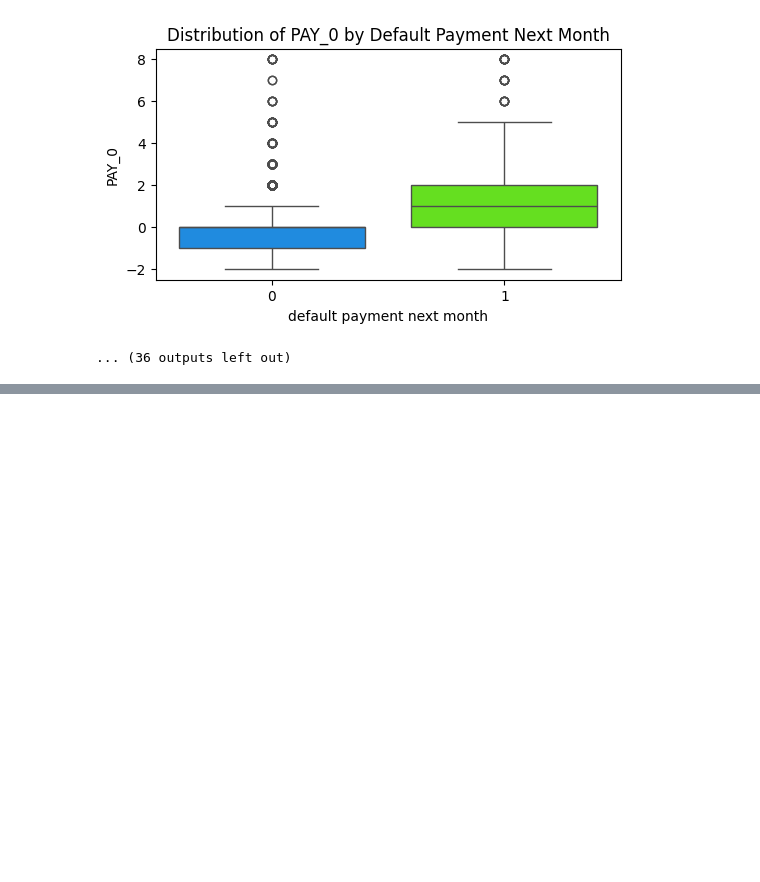
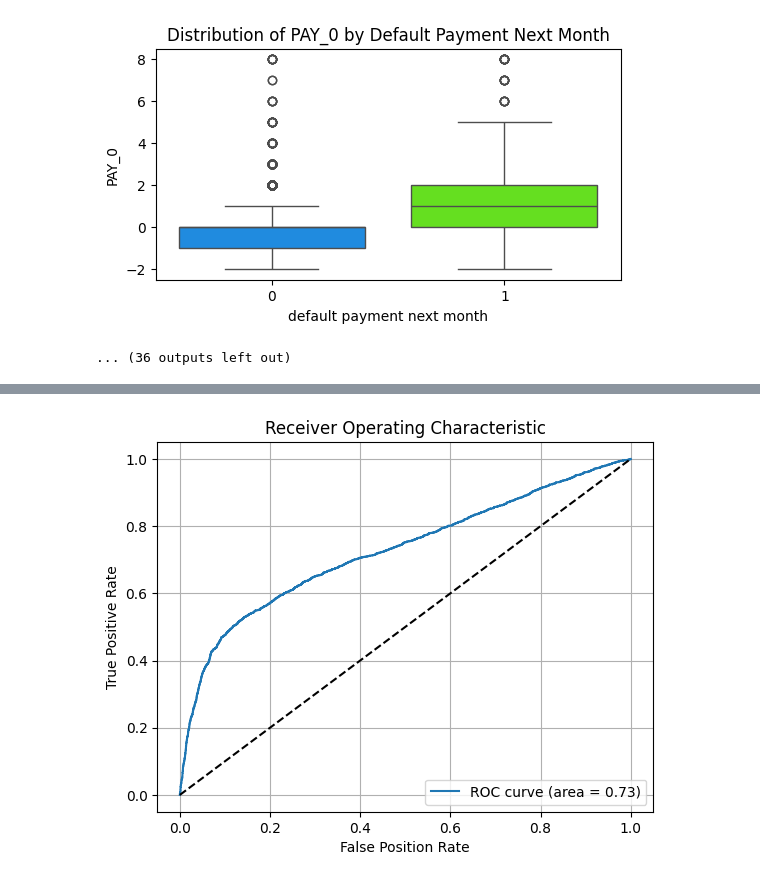
Before and after one commit to faseeh-quraishi/Credit_Card_Users_Default_Prediction, a Jupyter notebook: MAC_ML_Assignment_Summer2025.ipynb, the cells around one changed output, grey strips where cells are left out. Drawn from its saved outputs; the diff is of its cells as text; code cells hidden in the pictures; blank space fills up the shorter version.

```diff
--- a/MAC_ML_Assignment_Summer2025.ipynb
+++ b/MAC_ML_Assignment_Summer2025.ipynb
@@ -480,0 +527,3 @@ hello world
+# %%
+logisticRegressionModel = LogisticRegression(max_iter=1000, random_state=7)
+logisticRegressionModel.fit(X_train_resampled, y_train_resampled)
@@ -480,0 +544,7 @@ hello world
+# %%
+param_grid = {'C': [0.01, 0.1, 1, 10, 100]}
+grid = GridSearchCV(LogisticRegression(max_iter=1000), param_grid, cv=5, scoring='f1')
+grid.fit(X_train_resampled, y_train_resampled)
+
+print("Best parameters:", grid.best_params_)
+print("Best cross-validation F1 score:", grid.best_score_)
@@ -480,0 +554,7 @@ hello world
+# %%
+param_grid = {'C': [0.01, 0.03, 0.05, 0.07, 0.09, 0.1]}
+grid = GridSearchCV(LogisticRegression(max_iter=1000), param_grid, cv=5, scoring='f1')
+grid.fit(X_train_resampled, y_train_resampled)
+
+print("Best parameters:", grid.best_params_)
+print("Best cross-validation F1 score:", grid.best_score_)
@@ -480,0 +564,3 @@ hello world
+# %%
+logisticRegressionModel = LogisticRegression(C=0.01, max_iter=1000, random_state=42)
+logisticRegressionModel.fit(X_train_resampled, y_train_resampled.values.ravel())
@@ -480,0 +581,17 @@ hello world
+# %%
+y_scorses = logisticRegressionModel.predict_proba(X_test)[:,1] #Rate of false for every test case
+#targets_scorses
+fpr, tpr, thresholds = roc_curve(y_test, y_scorses)
+roc_auc = auc(fpr, tpr)
+
+plt.figure()
+plt.plot(fpr, tpr, label='ROC curve (area = %0.2f)' % roc_auc)
+plt.plot([0,1],[0,1], 'k--')
+plt.xlabel('False Position Rate')
+plt.ylabel('True Positive Rate')
+plt.title('Receiver Operating Characteristic')
+plt.legend(loc = 'lower right')
+plt.grid()
+plt.show()
+# %% [output]
+[figure, added]
```
Also changed, not shown: parts of 17 cells of this notebook.
